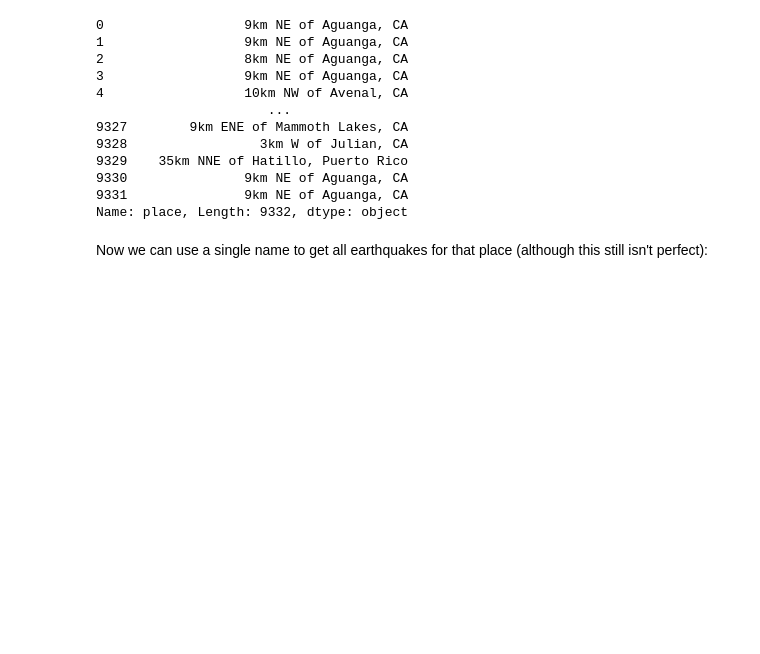
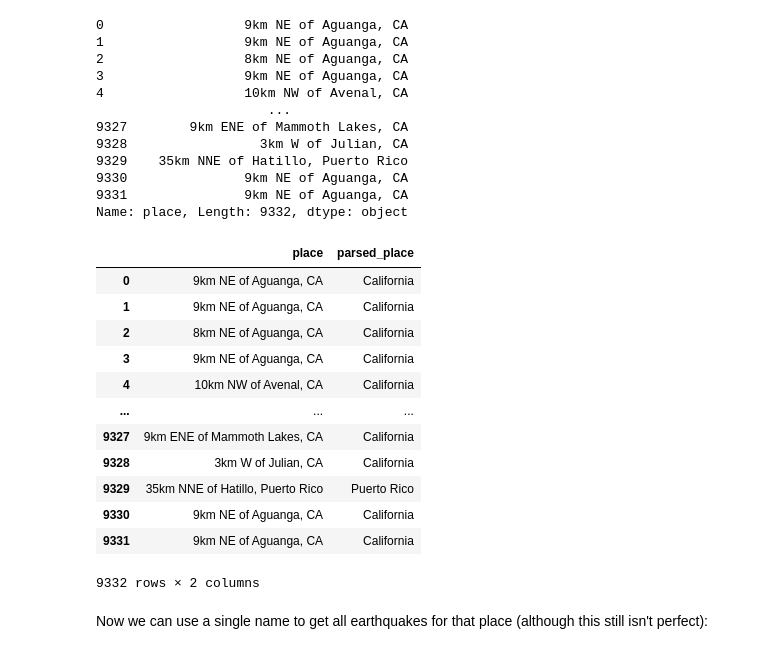
Before and after one commit to tgwon/ai4ml, a Jupyter notebook: week3/6-adding_and_removing_data.ipynb, the cells around one changed output. Saved outputs shown, nothing was run; the diff lists cells and outputs as text; code cells hidden in the pictures; blank space fills up the shorter version.

```diff
--- a/week3/6-adding_and_removing_data.ipynb
+++ b/week3/6-adding_and_removing_data.ipynb
@@ -118,4 +118,20 @@ df['parsed_place'] = df.place.str.replace(
 ).str.strip()                               # 문자열 양쪽의 공백 제거
+# %%
+df[['place','parsed_place']]
+# %% [output]
+|  | place | parsed_place |
+| 0 | 9km NE of Aguanga, CA | California |
+| 1 | 9km NE of Aguanga, CA | California |
+| 2 | 8km NE of Aguanga, CA | California |
+| 3 | 9km NE of Aguanga, CA | California |
+| 4 | 10km NW of Avenal, CA | California |
+| ... | ... | ... |
+| 9327 | 9km ENE of Mammoth Lakes, CA | California |
+| 9328 | 3km W of Julian, CA | California |
+| 9329 | 35km NNE of Hatillo, Puerto Rico | Puerto Rico |
+| 9330 | 9km NE of Aguanga, CA | California |
+| 9331 | 9km NE of Aguanga, CA | California |
+9332 rows × 2 columns
 # %% [markdown]
 Now we can use a single name to get all earthquakes for that place (although this still isn't perfect):
 # %%
```
Also changed, not shown: parts of 8 cells of this notebook.
